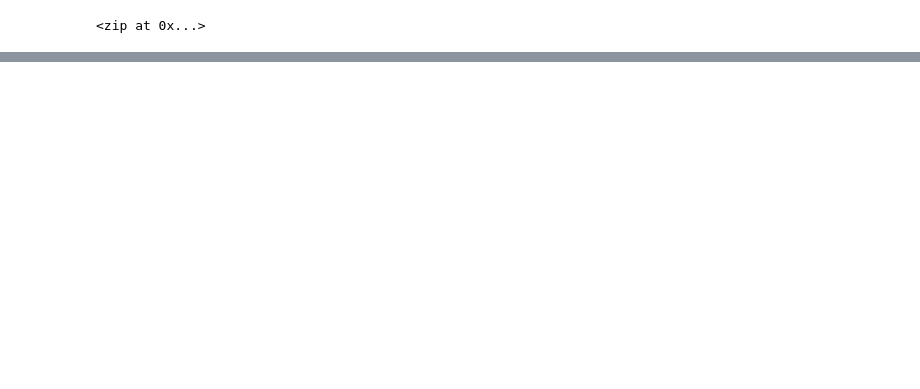
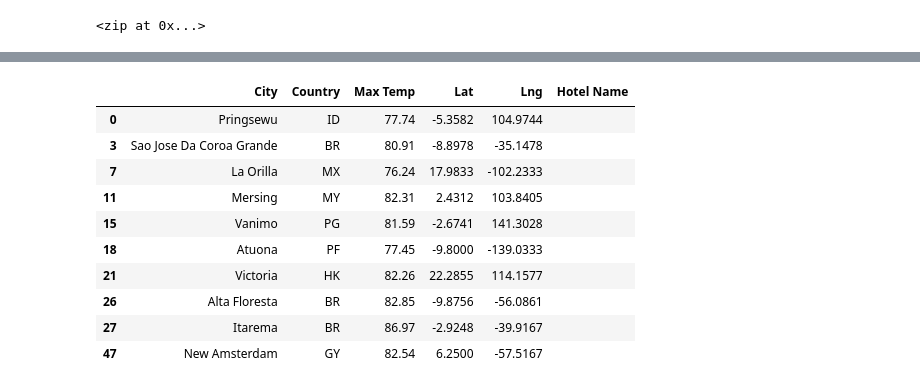
Before and after one commit to nkcondon/World_Weather_Analysis, a Jupyter notebook: WeatherPy.ipynb, the cells around one changed output, grey strips where cells are left out. Saved outputs shown, nothing was run; the diff lists cells and outputs as text; code cells hidden in the pictures; blank space fills up the shorter version.

```diff
--- a/WeatherPy.ipynb
+++ b/WeatherPy.ipynb
@@ -413,0 +451,17 @@ print(slope, intercept, r_value, p_value, std_err)
+# %%
+# Create DataFrame called hotel_df to store hotel names along with city, country, max temp, and coordinates.
+hotel_df = preferred_cities_df[["City", "Country", "Max Temp", "Lat", "Lng"]].copy()
+hotel_df["Hotel Name"] = ""
+hotel_df.head(10)
+# %% [output]
+|  | City | Country | Max Temp | Lat | Lng | Hotel Name |
+| 0 | Pringsewu | ID | 77.74 | -5.3582 | 104.9744 |  |
+| 3 | Sao Jose Da Coroa Grande | BR | 80.91 | -8.8978 | -35.1478 |  |
+| 7 | La Orilla | MX | 76.24 | 17.9833 | -102.2333 |  |
+| 11 | Mersing | MY | 82.31 | 2.4312 | 103.8405 |  |
+| 15 | Vanimo | PG | 81.59 | -2.6741 | 141.3028 |  |
+| 18 | Atuona | PF | 77.45 | -9.8000 | -139.0333 |  |
+| 21 | Victoria | HK | 82.26 | 22.2855 | 114.1577 |  |
+| 26 | Alta Floresta | BR | 82.85 | -9.8756 | -56.0861 |  |
+| 27 | Itarema | BR | 86.97 | -2.9248 | -39.9167 |  |
+| 47 | New Amsterdam | GY | 82.54 | 6.2500 | -57.5167 |  |
```
Also changed, not shown: parts of 29 cells of this notebook, 1 other file.
